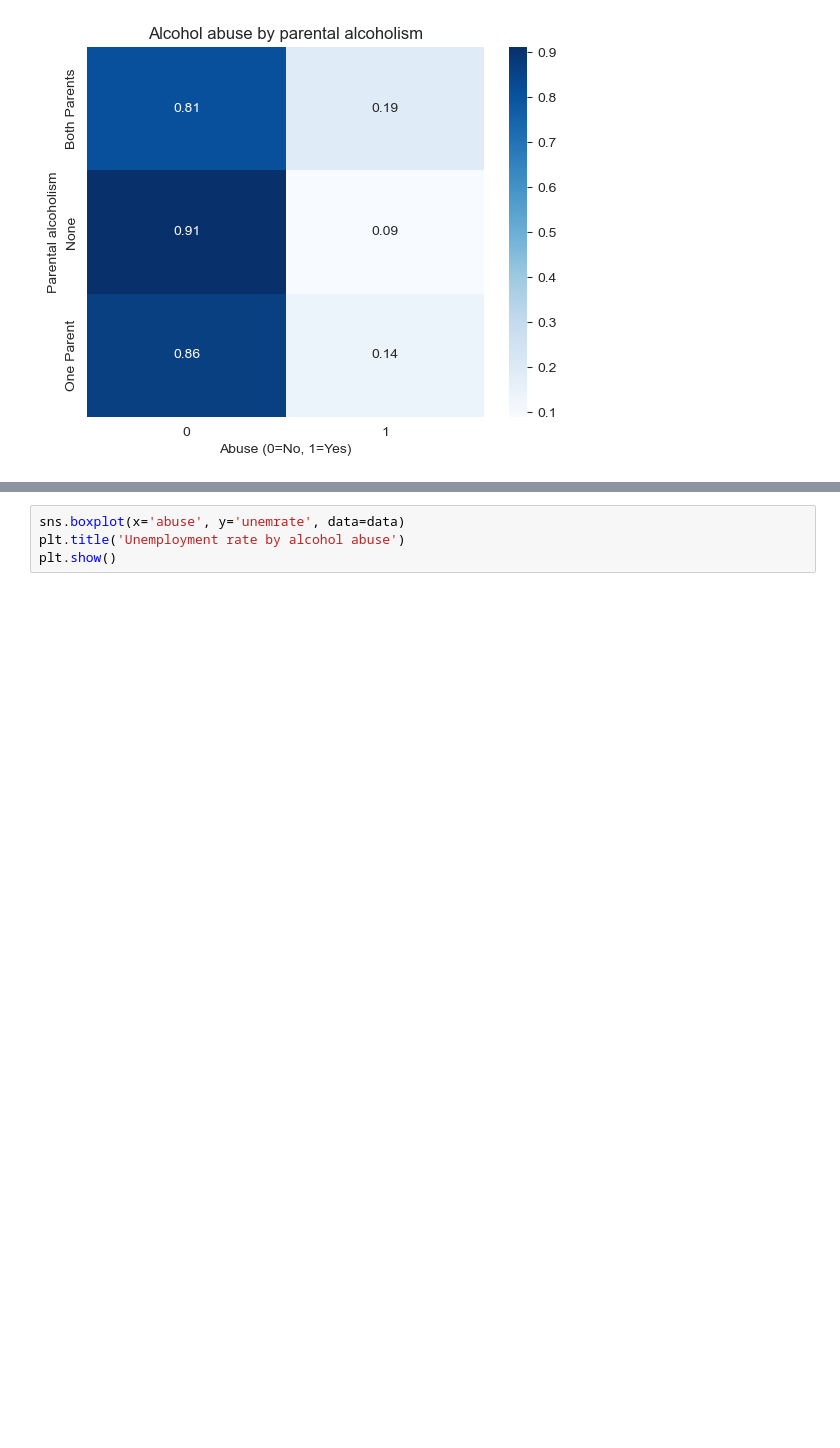
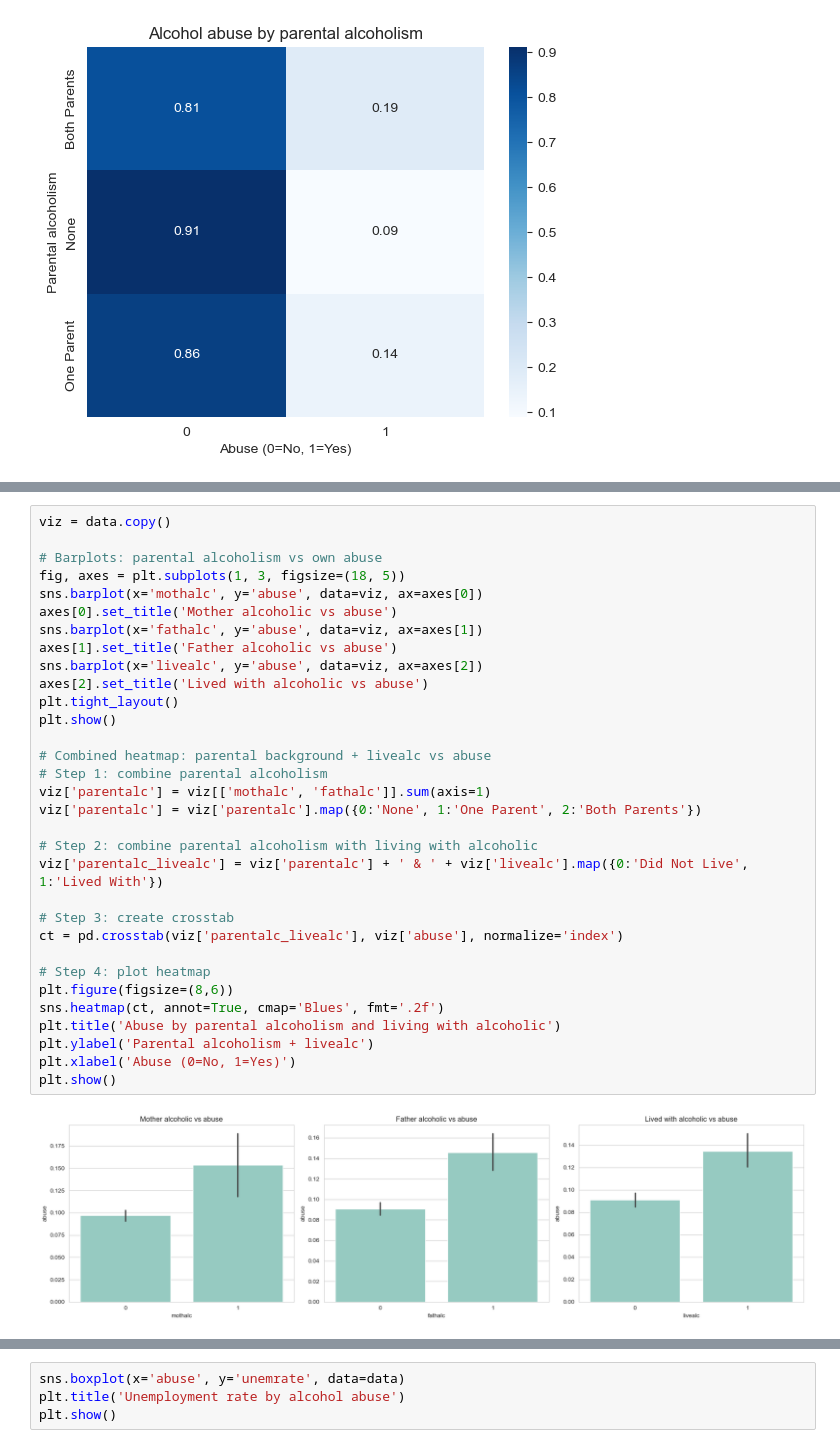
Before and after one commit to RPChinhara/alcohol_abuse_employment, a Jupyter notebook: main.ipynb, the cells around one changed output, grey strips where cells are left out. Cells and saved outputs as stored; diff of their text form; blank space fills up the shorter version.

```diff
--- a/main.ipynb
+++ b/main.ipynb
@@ -188,0 +189,34 @@ plt.show()
+# %%
+viz = data.copy()
+
+# Barplots: parental alcoholism vs own abuse
+fig, axes = plt.subplots(1, 3, figsize=(18, 5))
+sns.barplot(x='mothalc', y='abuse', data=viz, ax=axes[0])
+axes[0].set_title('Mother alcoholic vs abuse')
+sns.barplot(x='fathalc', y='abuse', data=viz, ax=axes[1])
+axes[1].set_title('Father alcoholic vs abuse')
+sns.barplot(x='livealc', y='abuse', data=viz, ax=axes[2])
+axes[2].set_title('Lived with alcoholic vs abuse')
+plt.tight_layout()
+plt.show()
+
+# Combined heatmap: parental background + livealc vs abuse
+# Step 1: combine parental alcoholism
+viz['parentalc'] = viz[['mothalc', 'fathalc']].sum(axis=1)
+viz['parentalc'] = viz['parentalc'].map({0:'None', 1:'One Parent', 2:'Both Parents'})
+
+# Step 2: combine parental alcoholism with living with alcoholic
+viz['parentalc_livealc'] = viz['parentalc'] + ' & ' + viz['livealc'].map({0:'Did Not Live', 1:'Lived With'})
+
+# Step 3: create crosstab
+ct = pd.crosstab(viz['parentalc_livealc'], viz['abuse'], normalize='index')
+
+# Step 4: plot heatmap
+plt.figure(figsize=(8,6))
+sns.heatmap(ct, annot=True, cmap='Blues', fmt='.2f')
+plt.title('Abuse by parental alcoholism and living with alcoholic')
+plt.ylabel('Parental alcoholism + livealc')
+plt.xlabel('Abuse (0=No, 1=Yes)')
+plt.show()
+# %% [output]
+[figure, added]
```
Also changed, not shown: parts of 5 cells of this notebook.
